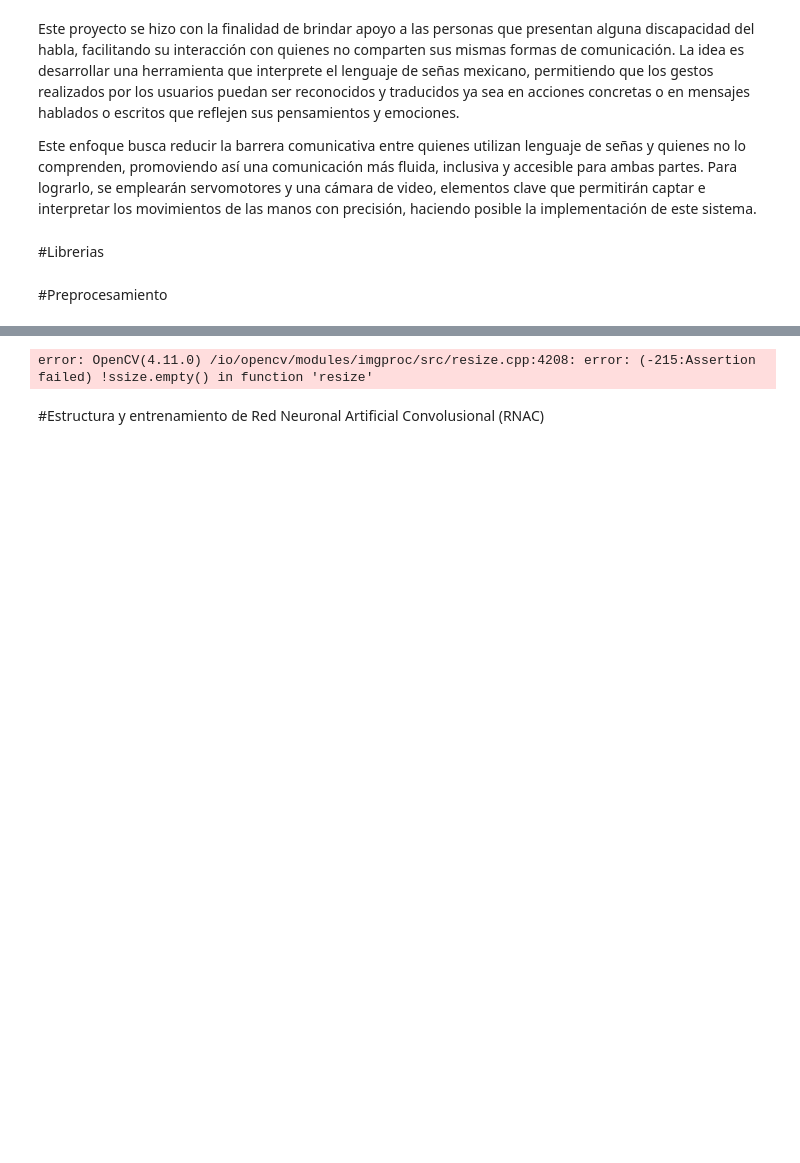
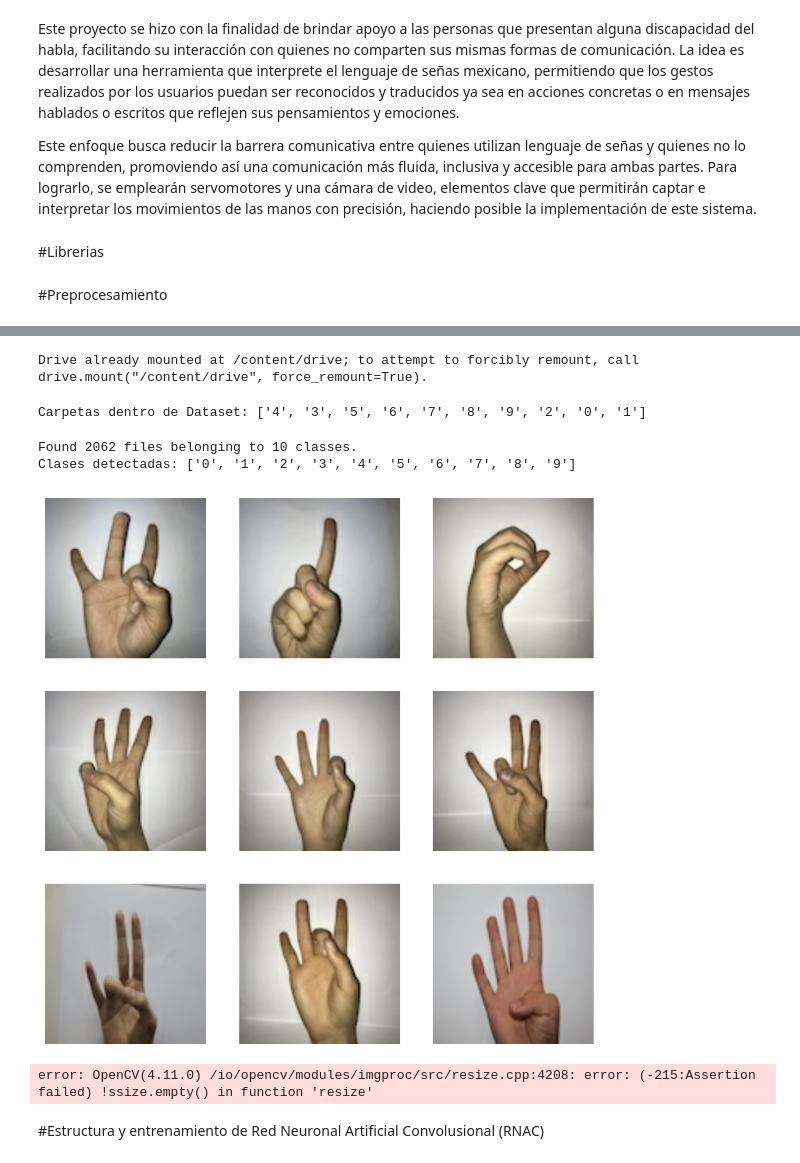
Before and after one commit to AbrahamB2603/IAyRN, a Jupyter notebook: Tester1.ipynb, the cells around one changed output, grey strips where cells are left out. Drawn from its saved outputs; the diff is of its cells as text; code cells hidden in the pictures; blank space fills up the shorter version.

Commit message:
Se creó con Colab

```diff
--- a/Tester1.ipynb
+++ b/Tester1.ipynb
@@ -70,3 +25,45 @@ No se encontró la imagen en la ruta especificada: /content/numero.png
+# %%
+# Google Drive en Colab
+from google.colab import drive
+drive.mount('/content/drive')
+# %% [output]
+Drive already mounted at /content/drive; to attempt to forcibly remount, call drive.mount("/content/drive", force_remount=True).
+# %%
+# Verificar el contenido
+ruta_dataset = "/content/drive/MyDrive/Datasets/Dataset"
+
+# Listar las carpetas dentro de "Dataset"
+carpetas = os.listdir(ruta_dataset)
+print("Carpetas dentro de Dataset:", carpetas)
+# %% [output]
+Carpetas dentro de Dataset: ['4', '3', '5', '6', '7', '8', '9', '2', '0', '1']
+# %%
+# Cargar imágenes desde la carpeta Dataset
+dataset = tf.keras.preprocessing.image_dataset_from_directory(
+    ruta_dataset,
+    image_size=(224, 224),  # Tamaño de imagen
+    batch_size=32,          # Tamaño de lote
+    shuffle=True            # Mezclar imágenes
+)
+
+# Ver clases detectadas (las carpetas 1-9)
+print("Clases detectadas:", dataset.class_names)
+# %% [output]
+Found 2062 files belonging to 10 classes.
+Clases detectadas: ['0', '1', '2', '3', '4', '5', '6', '7', '8', '9']
+# %%
+# Visualizar algunas imágenes
+imagenes, etiquetas = next(iter(dataset))
+
+# Mostrar las primeras 9 imágenes
+plt.figure(figsize=(10, 10))
+for i in range(9):
+    plt.subplot(3, 3, i + 1)
+    plt.imshow(imagenes[i].numpy().astype("uint8"))
+    plt.axis("off")
+plt.show()
+# %% [output]
+[figure, added]
 # %%
 # Formato de imagen
 img_resized = cv2.resize(test_image, (28,28), )
```
Also changed, not shown: parts of 2 cells of this notebook.
